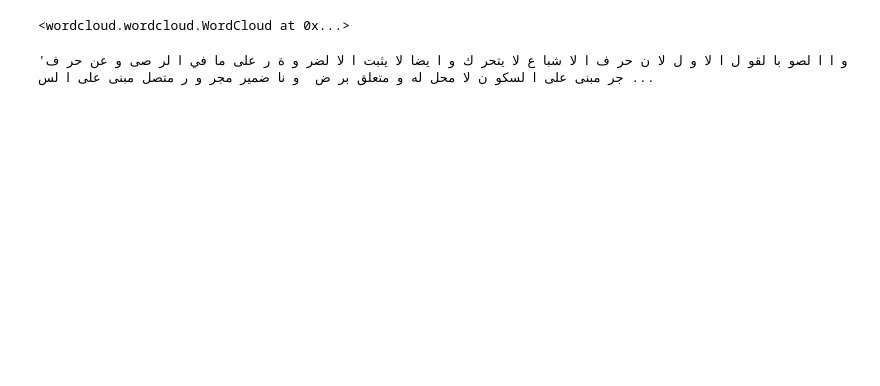
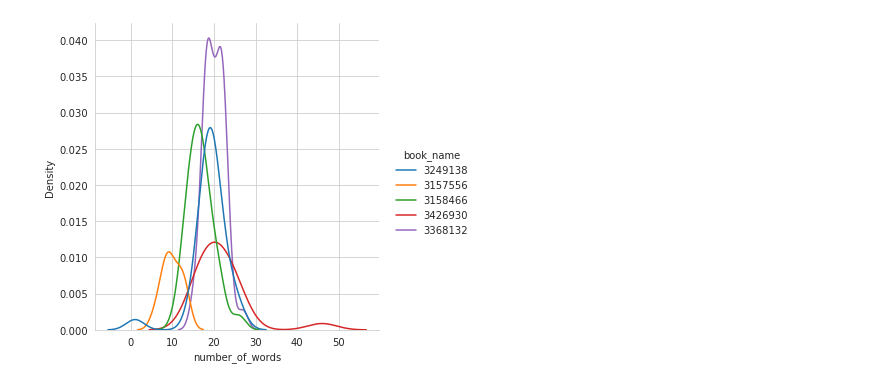
Before and after one commit to beratkurar/vmlhd_dataset_text_line_annotations_from_word_annotations, a Jupyter notebook: vml_pagexml_line_and_word_labels_from_word_labels_with_statistics.ipynb, the cells around one changed output. Cells and saved outputs as stored; diff of their text form; code cells hidden in the pictures; blank space fills up the shorter version.

```diff
--- a/vml_pagexml_line_and_word_labels_from_word_labels_with_statistics.ipynb
+++ b/vml_pagexml_line_and_word_labels_from_word_labels_with_statistics.ipynb
@@ -217,3 +216,10 @@ import pandas as pd
+# %%
+def save_wordcloud(total_sorted_word_labels, image_folder_path):
+    reshaped_text = arabic_reshaper.reshape(' '.join(flatten(flatten(total_sorted_word_labels))))
+    bidi_text = get_display(reshaped_text)
+    wordcloud = WordCloud(font_path='arial.ttf',background_color='white', mode='RGB',width=2000,height=1000).generate(bidi_text)
+    wordcloud.to_file("{}_wordcloud.png".format(image_folder_path))
+    return
 # %%
 def stats(image_folder_path, total_sorted_word_labels):
     #In total_line_labels every word is accompanied with a space.
@@ -259,8 +265,6 @@ def stats(image_folder_path, total_sorted_word_labels):
     print('avg_number_of_words_per_line: ',avg_number_of_words_per_line)
     print('avg_number_of_words_classes: ',avg_number_of_words_classes)
 
-    if os.path.exists("vml_word_line_stats.txt"s):
-        os.remove("vml_word_line_stats.txt")
     f = open("vml_word_line_stats.txt", "a")
     f.write('\n\n STATISTICS OF THE BOOK ' + image_folder_path + '\n' )
     f.write('number_of_pages: ' + str(number_of_pages) + '\n')
@@ -300,6 +304,8 @@ all_books_word_dist_per_line_df = pd.DataFrame(columns=['book_name','number_of_w
 all_books_line_dist_per_page_df = pd.DataFrame(columns=['book_name','number_of_lines'])
 all_books_word_dist_per_class_df = pd.DataFrame(columns=['book_name','number_of_words'])
 all_books_classes_per_book_df = pd.DataFrame(columns=['book_name','number_of_words'])
+if os.path.exists("vml_word_line_stats.txt"):
+    os.remove("vml_word_line_stats.txt")
 for image_folder_path in image_folder_paths:
     print('Started to process the book ', image_folder_path)
     xml_file_path = image_folder_path + '/' + image_folder_path + '_word_annotations.xml'
@@ -337,6 +343,6 @@ for image_folder_path in image_folder_paths:
     all_books_line_dist_per_page_df = pd.concat([all_books_line_dist_per_page_df, line_dist_per_page_df], axis=0)
     all_books_word_dist_per_class_df = pd.concat([all_books_word_dist_per_class_df, word_dist_per_class_df], axis=0)
 
-    total_sorted_word_labels
+    save_wordcloud(total_sorted_word_labels, image_folder_path)
 
 print ('\n\n All the books have been processed.')
@@ -343,20 +367,9 @@ print ('\n\n All the books have been processed.')
-# %%
-import arabic_reshaper
-from bidi.algorithm import get_display
-from wordcloud import WordCloud
-
-reshaped_text = arabic_reshaper.reshape(' '.join(flatten(flatten(total_sorted_word_labels))))
-bidi_text = get_display(reshaped_text)
-wordcloud = WordCloud(font_path='arial.ttf',background_color='white', mode='RGB',width=2000,height=1000).generate(bidi_text)
-wordcloud.to_file("wordCloud.png")
-# %% [output]
-<wordcloud.wordcloud.WordCloud at 0x...>
-# %%
-' '.join(flatten(flatten(total_sorted_word_labels)))
-# %% [output]
-'و ا ا لصو با لقو ل ا لا و ل لا ن حر ف ا لا شبا ع لا يتحر ك و ا يضا لا يثبت ا لا لضر و ة ر على ما في ا لر صى و عن حر ف جر مبنى على ا لسكو ن لا محل له و متعلق بر ض  و نا ضمير مجر و ر متصل مبنى على ا لس ...
 # %%
 sns.set_style('whitegrid')
-sns.displot(data=all_books_word_dist_per_line_df, x="number_of_words", hue="book_name", kind="kde")
+all_books_word_dist_per_line_df["number_of_words"] = all_books_word_dist_per_line_df["number_of_words"].astype(int)
+snsplot=sns.displot(data=all_books_word_dist_per_line_df, x="number_of_words", hue="book_name", kind="kde")
+snsplot.savefig('all_books_word_dist_per_line.png', dpi=300)
+# %% [output]
+[figure, added]
 # %%
 sns.set_style('whitegrid')
```
Also changed, not shown: parts of 6 cells of this notebook.
